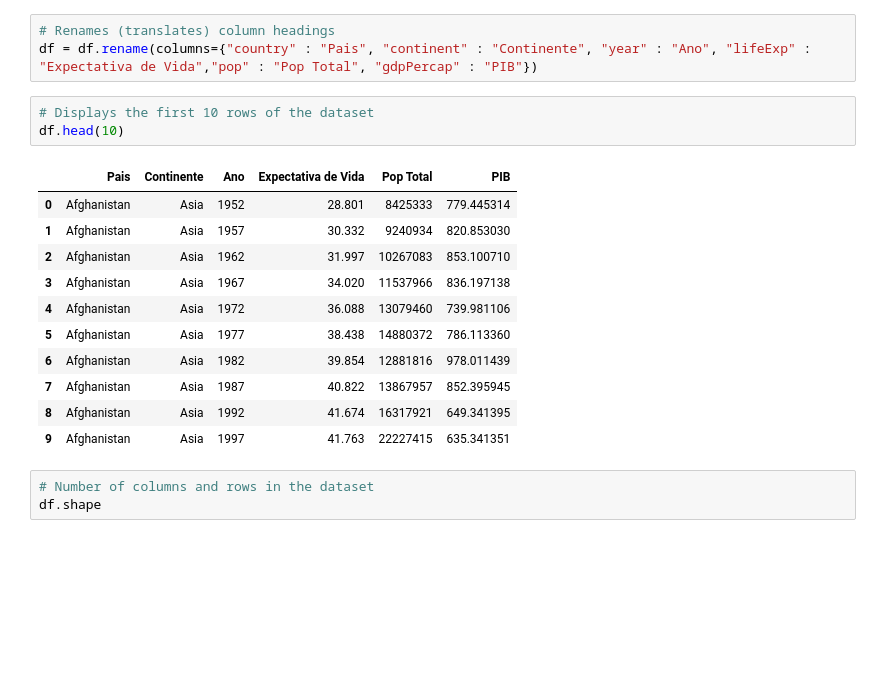
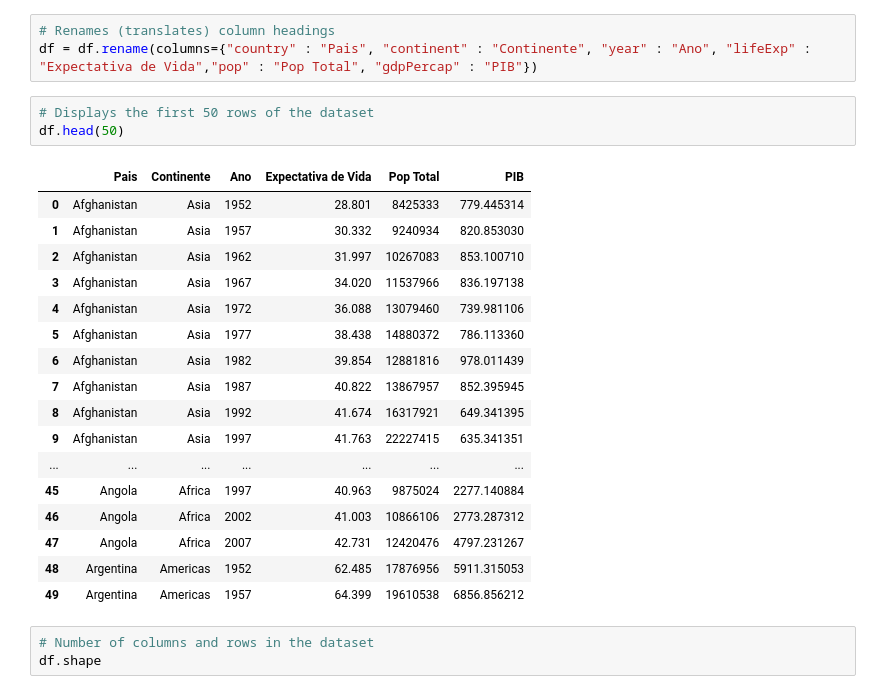
Before and after one commit to Marquezbertin/Analise-de-Dados, a Jupyter notebook: analise_dados.ipynb, the cells around one changed output. Saved outputs shown, nothing was run; the diff lists cells and outputs as text; blank space fills up the shorter version.

```diff
--- a/analise_dados.ipynb
+++ b/analise_dados.ipynb
@@ -27,20 +13,26 @@ df.head(10)
 # Renames (translates) column headings
 df = df.rename(columns={"country" : "Pais", "continent" : "Continente", "year" : "Ano", "lifeExp" : "Expectativa de Vida","pop" : "Pop Total", "gdpPercap" : "PIB"})
 # %%
-# Displays the first 10 rows of the dataset
-df.head(10)
+# Displays the first 50 rows of the dataset
+df.head(50)
 # %% [output]
 |  | Pais | Continente | Ano | Expectativa de Vida | Pop Total | PIB |
 | 0 | Afghanistan | Asia | 1952 | 28.801 | 8425333 | 779.445314 |
 | 1 | Afghanistan | Asia | 1957 | 30.332 | 9240934 | 820.853030 |
 | 2 | Afghanistan | Asia | 1962 | 31.997 | 10267083 | 853.100710 |
 | 3 | Afghanistan | Asia | 1967 | 34.020 | 11537966 | 836.197138 |
 | 4 | Afghanistan | Asia | 1972 | 36.088 | 13079460 | 739.981106 |
 | 5 | Afghanistan | Asia | 1977 | 38.438 | 14880372 | 786.113360 |
 | 6 | Afghanistan | Asia | 1982 | 39.854 | 12881816 | 978.011439 |
 | 7 | Afghanistan | Asia | 1987 | 40.822 | 13867957 | 852.395945 |
 | 8 | Afghanistan | Asia | 1992 | 41.674 | 16317921 | 649.341395 |
 | 9 | Afghanistan | Asia | 1997 | 41.763 | 22227415 | 635.341351 |
+| ... | ... | ... | ... | ... | ... | ... |
+| 45 | Angola | Africa | 1997 | 40.963 | 9875024 | 2277.140884 |
+| 46 | Angola | Africa | 2002 | 41.003 | 10866106 | 2773.287312 |
+| 47 | Angola | Africa | 2007 | 42.731 | 12420476 | 4797.231267 |
+| 48 | Argentina | Americas | 1952 | 62.485 | 17876956 | 5911.315053 |
+| 49 | Argentina | Americas | 1957 | 64.399 | 19610538 | 6856.856212 |
 # %%
 # Number of columns and rows in the dataset
 df.shape
```
Also changed, not shown: parts of 3 cells of this notebook.
